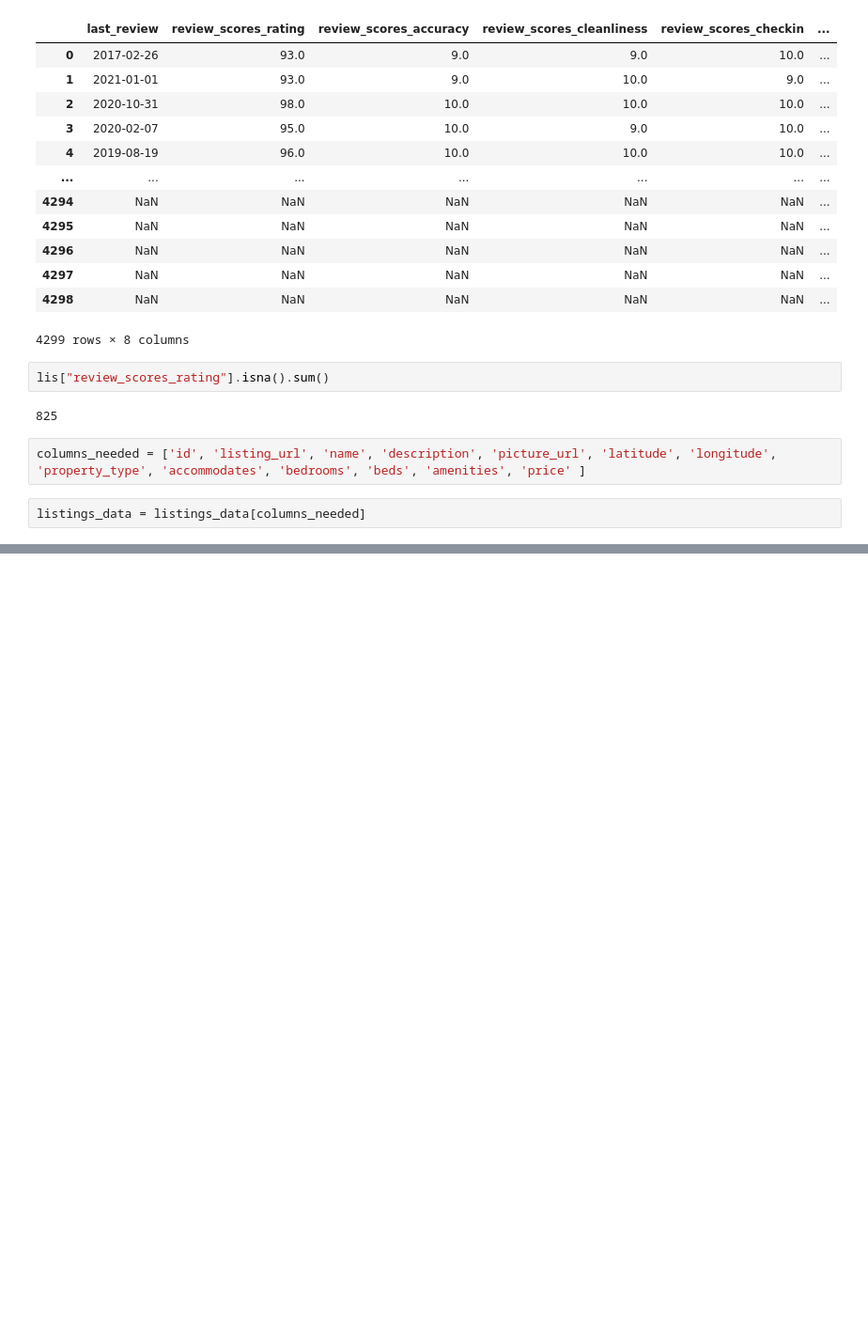
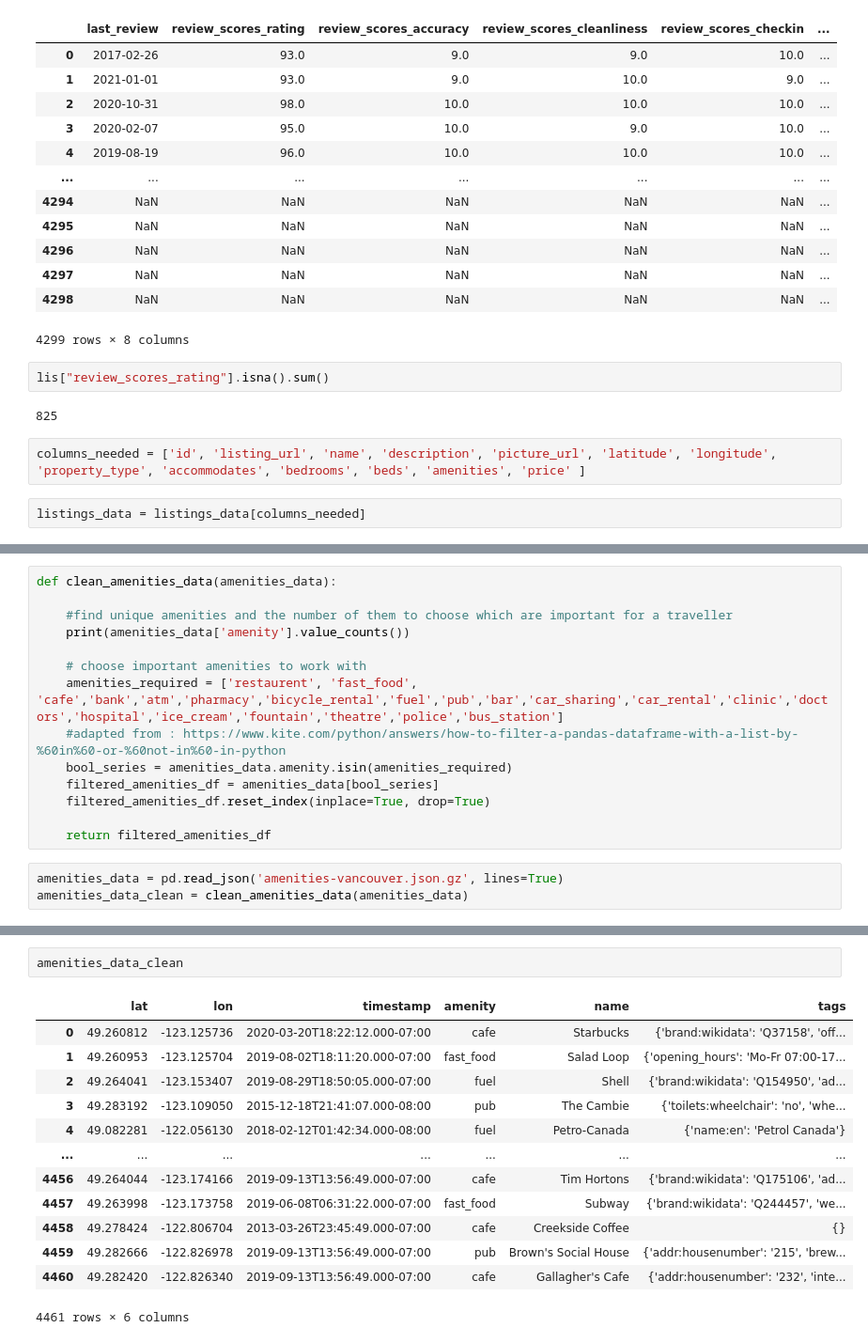
Before and after one commit to syang47/CMPT353-House-price-predictions, a Jupyter notebook: rough_data_analysis.ipynb, the cells around one changed output, grey strips where cells are left out. Shown: that part at 94% size. Saved outputs shown, nothing was run; the diff lists cells and outputs as text; blank space fills up the shorter version.

```diff
--- a/rough_data_analysis.ipynb
+++ b/rough_data_analysis.ipynb
@@ -88,0 +89,17 @@ listings_data
+# %%
+def clean_amenities_data(amenities_data):
+
+    #find unique amenities and the number of them to choose which are important for a traveller
+    print(amenities_data['amenity'].value_counts())
+
+    # choose important amenities to work with
+    amenities_required = ['restaurent', 'fast_food', 'cafe','bank','atm','pharmacy','bicycle_rental','fuel','pub','bar','car_sharing','car_rental','clinic','doctors','hospital','ice_cream','fountain','theatre','police','bus_station']
+    #adapted from : https://www.kite.com/python/answers/how-to-filter-a-pandas-dataframe-with-a-list-by-%60in%60-or-%60not-in%60-in-python
+    bool_series = amenities_data.amenity.isin(amenities_required)
+    filtered_amenities_df = amenities_data[bool_series]
+    filtered_amenities_df.reset_index(inplace=True, drop=True)
+
+    return filtered_amenities_df
+# %%
+amenities_data = pd.read_json('amenities-vancouver.json.gz', lines=True)
+amenities_data_clean = clean_amenities_data(amenities_data)
@@ -88,0 +119,16 @@ listings_data
+# %%
+amenities_data_clean
+# %% [output]
+|  | lat | lon | timestamp | amenity | name | tags |
+| 0 | 49.260812 | -123.125736 | 2020-03-20T18:22:12.000-07:00 | cafe | Starbucks | {'brand:wikidata': 'Q37158', 'off... |
+| 1 | 49.260953 | -123.125704 | 2019-08-02T18:11:20.000-07:00 | fast_food | Salad Loop | {'opening_hours': 'Mo-Fr 07:00-17... |
+| 2 | 49.264041 | -123.153407 | 2019-08-29T18:50:05.000-07:00 | fuel | Shell | {'brand:wikidata': 'Q154950', 'ad... |
+| 3 | 49.283192 | -123.109050 | 2015-12-18T21:41:07.000-08:00 | pub | The Cambie | {'toilets:wheelchair': 'no', 'whe... |
+| 4 | 49.082281 | -122.056130 | 2018-02-12T01:42:34.000-08:00 | fuel | Petro-Canada | {'name:en': 'Petrol Canada'} |
+| ... | ... | ... | ... | ... | ... | ... |
+| 4456 | 49.264044 | -123.174166 | 2019-09-13T13:56:49.000-07:00 | cafe | Tim Hortons | {'brand:wikidata': 'Q175106', 'ad... |
+| 4457 | 49.263998 | -123.173758 | 2019-06-08T06:31:22.000-07:00 | fast_food | Subway | {'brand:wikidata': 'Q244457', 'we... |
+| 4458 | 49.278424 | -122.806704 | 2013-03-26T23:45:49.000-07:00 | cafe | Creekside Coffee | {} |
+| 4459 | 49.282666 | -122.826978 | 2019-09-13T13:56:49.000-07:00 | pub | Brown's Social House | {'addr:housenumber': '215', 'brew... |
+| 4460 | 49.282420 | -122.826340 | 2019-09-13T13:56:49.000-07:00 | cafe | Gallagher's Cafe | {'addr:housenumber': '232', 'inte... |
+4461 rows × 6 columns
```
Also changed, not shown: parts of 13 cells of this notebook, 1 other file.
